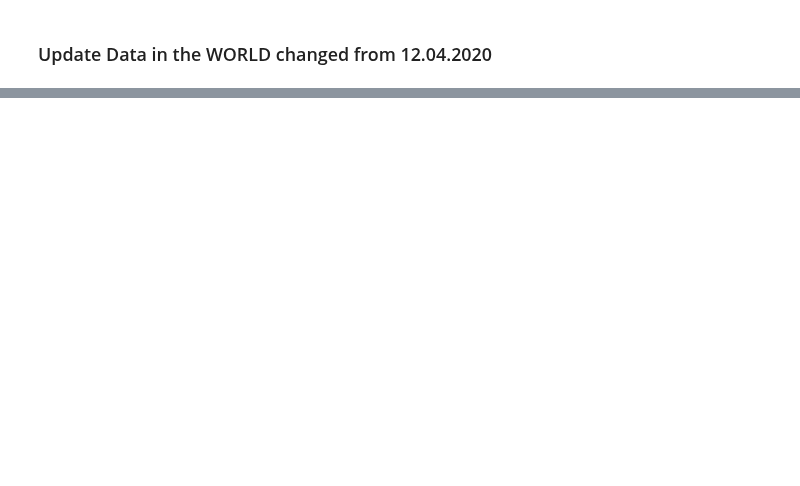
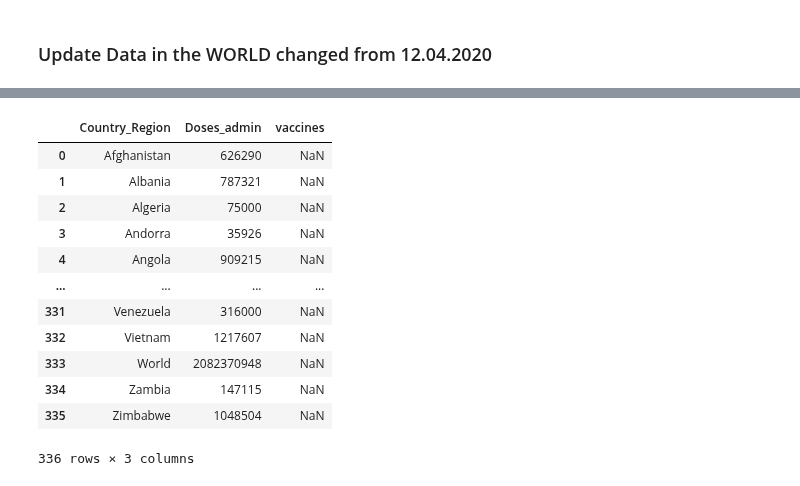
Before and after one commit to lphan/ML-Practices, a Jupyter notebook: 18_Covid-19/18_Covid-19_vaccine_vs_covid.ipynb, the cells around one changed output, grey strips where cells are left out. Drawn from its saved outputs; the diff is of its cells as text; code cells hidden in the pictures; blank space fills up the shorter version.

```diff
--- a/18_Covid-19/18_Covid-19_vaccine_vs_covid.ipynb
+++ b/18_Covid-19/18_Covid-19_vaccine_vs_covid.ipynb
@@ -66,0 +85,2 @@ total_confirmed_vaccine_global
+# %%
+tmp.loc[:, 'vaccines'] = countries_confirmed_by_day.iloc[-1]
@@ -67,3 +98,19 @@ total_confirmed_vaccine_global
+# %%
+tmp
+# %% [output]
+|  | Country_Region | Doses_admin | vaccines |
+| 0 | Afghanistan | 626290 | NaN |
+| 1 | Albania | 787321 | NaN |
+| 2 | Algeria | 75000 | NaN |
+| 3 | Andorra | 35926 | NaN |
+| 4 | Angola | 909215 | NaN |
+| ... | ... | ... | ... |
+| 331 | Venezuela | 316000 | NaN |
+| 332 | Vietnam | 1217607 | NaN |
+| 333 | World | 2082370948 | NaN |
+| 334 | Zambia | 147115 | NaN |
+| 335 | Zimbabwe | 1048504 | NaN |
+336 rows × 3 columns
 # %%
 country = ['Luxembourg', 'Vietnam']
 total_confirmed_vaccine_global[total_confirmed_vaccine_global['Country_Region'].isin(country)]
```
Also changed, not shown: parts of 9 cells of this notebook, 3 other files.
